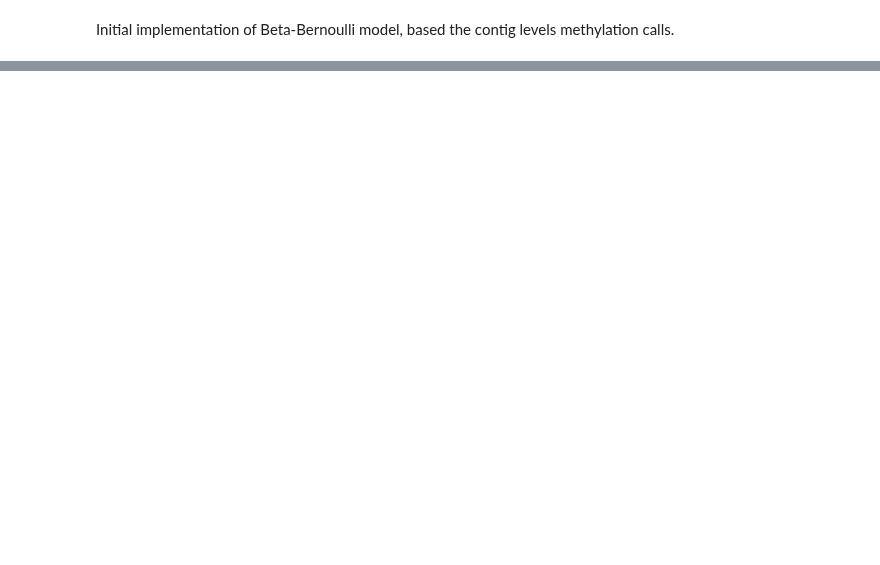
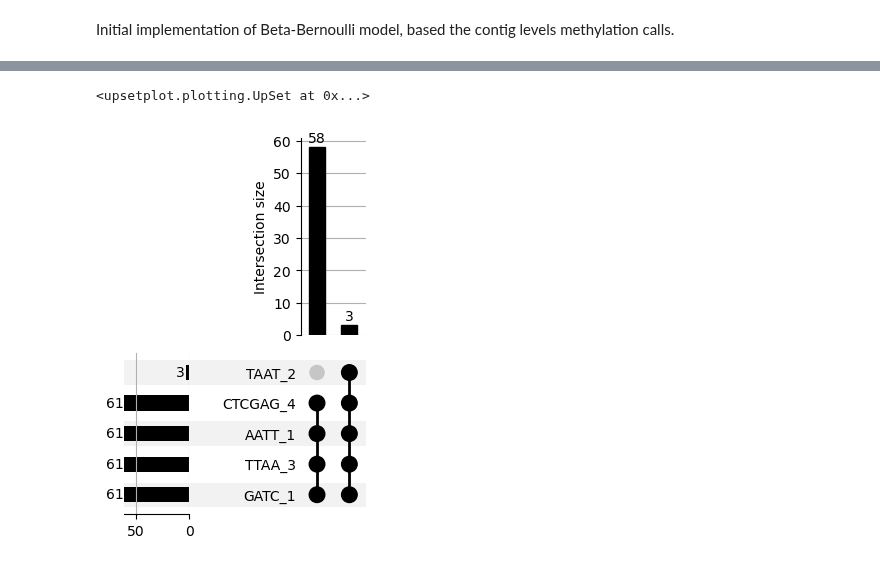
Before and after one commit to MicrobialDarkMatter/nanomotif, a Jupyter notebook: reports/betabernoulli.ipynb, the cells around one changed output, grey strips where cells are left out. Saved outputs shown, nothing was run; the diff lists cells and outputs as text; code cells hidden in the pictures; blank space fills up the shorter version.

```diff
--- a/reports/betabernoulli.ipynb
+++ b/reports/betabernoulli.ipynb
@@ -78,0 +16,3 @@ shape: (6_372, 5)
+# %%
+assembly = nm.load_assembly("../data/ecoli/assembly.polished.fasta")
+ecoli = nm.load_pileup("../data/ecoli/modkit.pileup.bed")
@@ -78,0 +144,8 @@ shape: (6_372, 5)
+# %%
+mruber_assembly = nm.load_assembly("../data/mruber/assembly.polished.fasta")
+mruber_pileup = nm.load_pileup("../data/mruber/modkit.pileup.bed")
+# %%
+mruber_pileup_6mA_80 = mruber_pileup.pileup.filter(pl.col("mod_type") == "a").filter(pl.col("fraction_mod") > 0.8)
+candidates = nm.candidate.generate_random_candidates(4, "a")
+candidates.add_candidates("CTCGAG", 4, "a")
+scored_candidates_6mA = nm.evaluate.score_candidates(mruber_pileup_6mA_80, mruber_assembly["contig_1"], candidates)
@@ -78,0 +214,31 @@ shape: (6_372, 5)
+# %%
+result = []
+for i, contig_candidates in enumerate(sim_contig_scores):
+    result.append(
+        contig_candidates.with_columns(
+            pl.col("posterior").apply(lambda model: 1 - model.cdf(0.55)).alias("cdf_score"),
+            pl.col("posterior").apply(lambda model: model.mean() / model.standard_deviation()).alias("signal_noise")
+        ).sort(pl.col("signal_noise"), descending = True) \
+        .filter(pl.col("cdf_score") > 0.01) \
+        .with_columns(
+            pl.lit(i).alias("sub_index")
+        )
+    )
+result = pl.concat(result)
+# %%
+from upsetplot import UpSet
+all_motifs = result.with_columns(
+        pl.col("motif") + "_" + pl.col("motif_meth_index").cast(pl.Utf8)
+        ).get_column("motif").unique().to_list()
+UpSet(
+    result.with_columns(
+        pl.col("motif") + "_" + pl.col("motif_meth_index").cast(pl.Utf8),
+        pl.lit(True).alias("val")
+        ) \
+    .pivot(values = "val", index = "sub_index", columns = "motif") \
+    .fill_null(False).to_pandas().set_index(all_motifs),
+    show_counts = True
+)
+# %% [output]
+<upsetplot.plotting.UpSet at 0x...>
+[figure, added]
```
Also changed, not shown: parts of 33 cells of this notebook, 13 other files.
